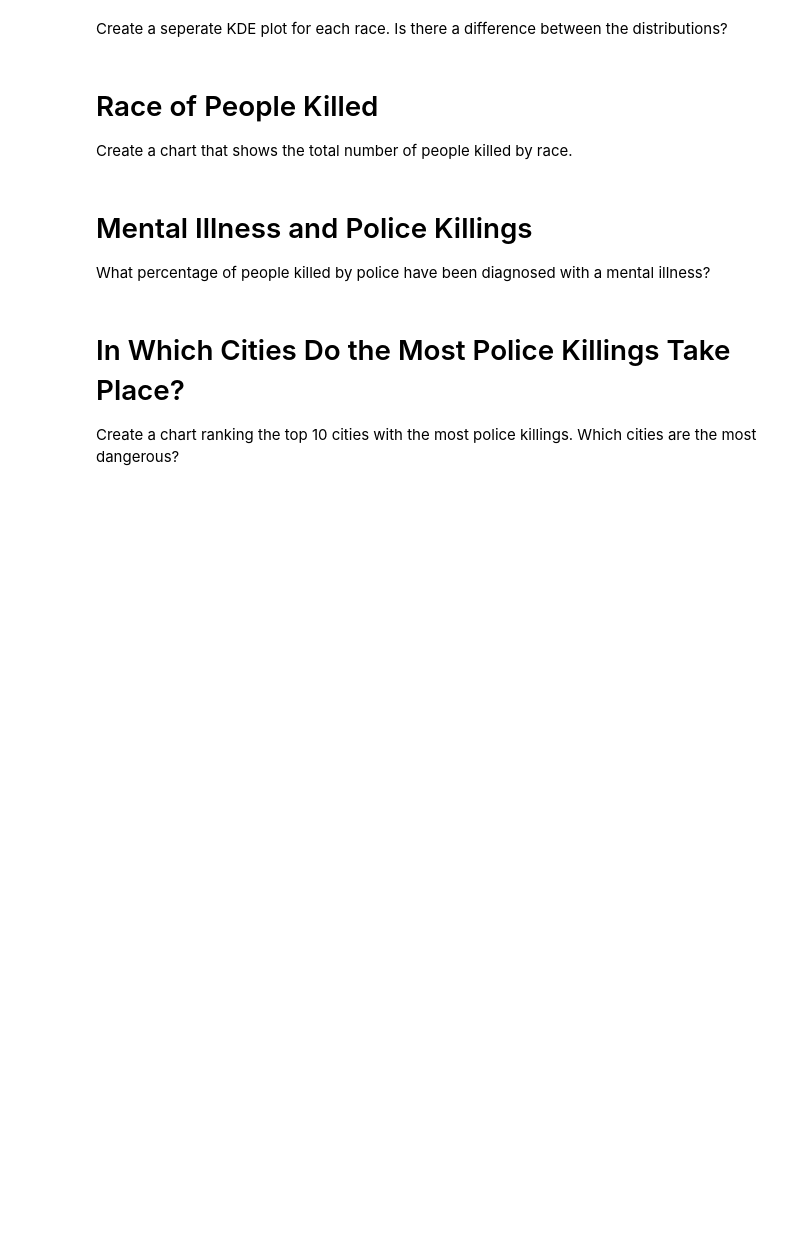
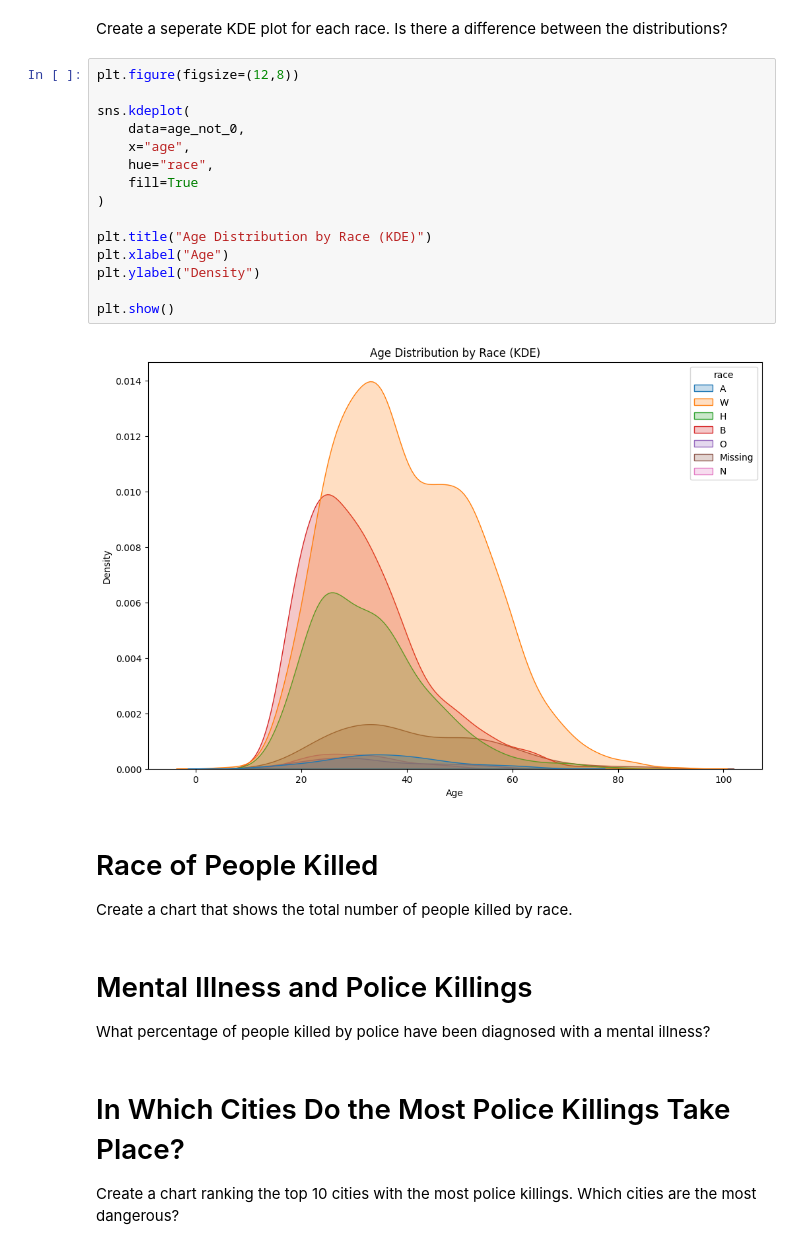
Before and after one commit to chgwyellow/Death-involving-Police-in-the-USA, a Jupyter notebook: Fatal_Force.ipynb, the cells around one changed output. Saved outputs shown, nothing was run; the diff lists cells and outputs as text; blank space fills up the shorter version.

```diff
--- a/Fatal_Force.ipynb
+++ b/Fatal_Force.ipynb
@@ -499,5 +525,22 @@ Create a histogram and KDE plot that shows the distribution of ages of the peopl
 # %% [markdown]
 Create a seperate KDE plot for each race. Is there a difference between the distributions?
+# %%
+plt.figure(figsize=(12,8))
+
+sns.kdeplot(
+    data=age_not_0,
+    x="age",
+    hue="race",
+    fill=True
+)
+
+plt.title("Age Distribution by Race (KDE)")
+plt.xlabel("Age")
+plt.ylabel("Density")
+
+plt.show()
+# %% [output]
+[figure, added]
 # %% [markdown]
 # Race of People Killed
 
```
Also changed, not shown: parts of 2 cells of this notebook.
